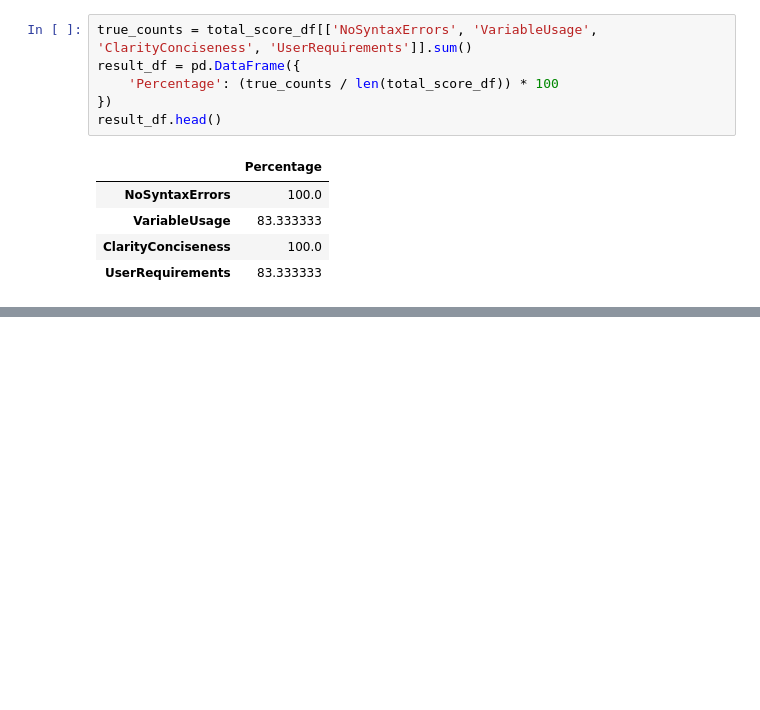
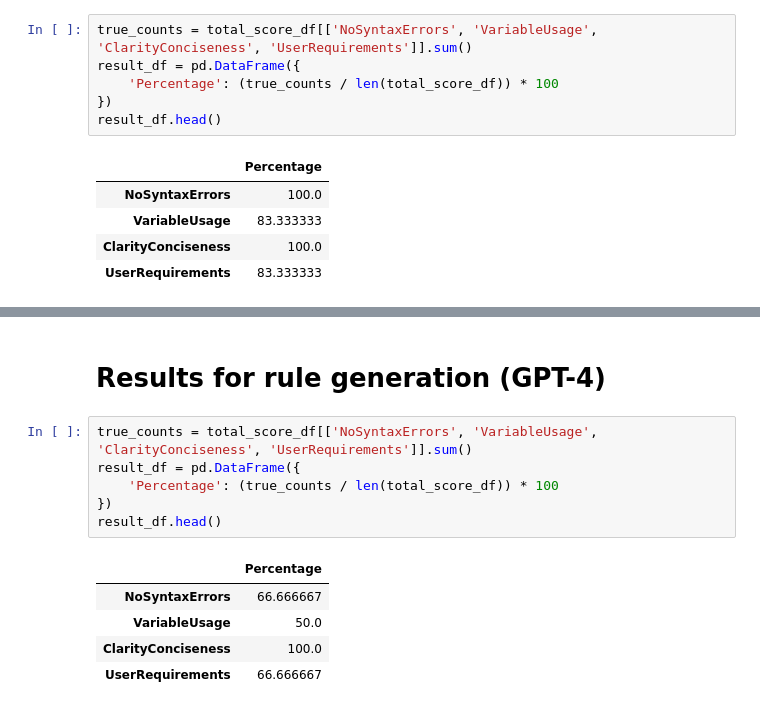
Before and after one commit to korzepadawid/lowcode-ai, a Jupyter notebook: llm-eval.ipynb, the cells around one changed output, grey strips where cells are left out. Saved outputs shown, nothing was run; the diff lists cells and outputs as text; blank space fills up the shorter version.

```diff
--- a/llm-eval.ipynb
+++ b/llm-eval.ipynb
@@ -798,0 +1476,14 @@ result_df.head()
+# %% [markdown]
+# Results for rule generation (GPT-4)
+# %%
+true_counts = total_score_df[['NoSyntaxErrors', 'VariableUsage', 'ClarityConciseness', 'UserRequirements']].sum()
+result_df = pd.DataFrame({
+    'Percentage': (true_counts / len(total_score_df)) * 100
+})
+result_df.head()
+# %% [output]
+|  | Percentage |
+| NoSyntaxErrors | 66.666667 |
+| VariableUsage | 50.0 |
+| ClarityConciseness | 100.0 |
+| UserRequirements | 66.666667 |
```
Also changed, not shown: parts of 3 cells of this notebook.
